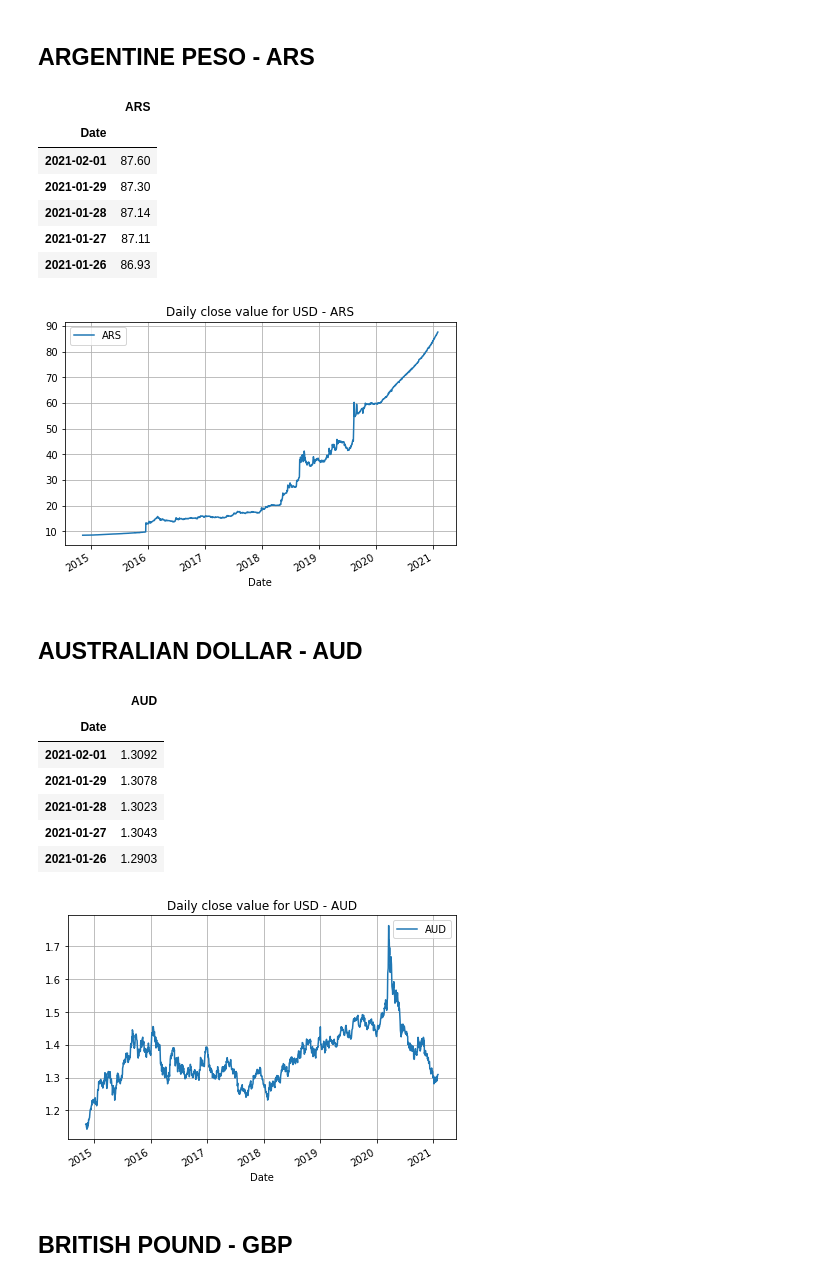
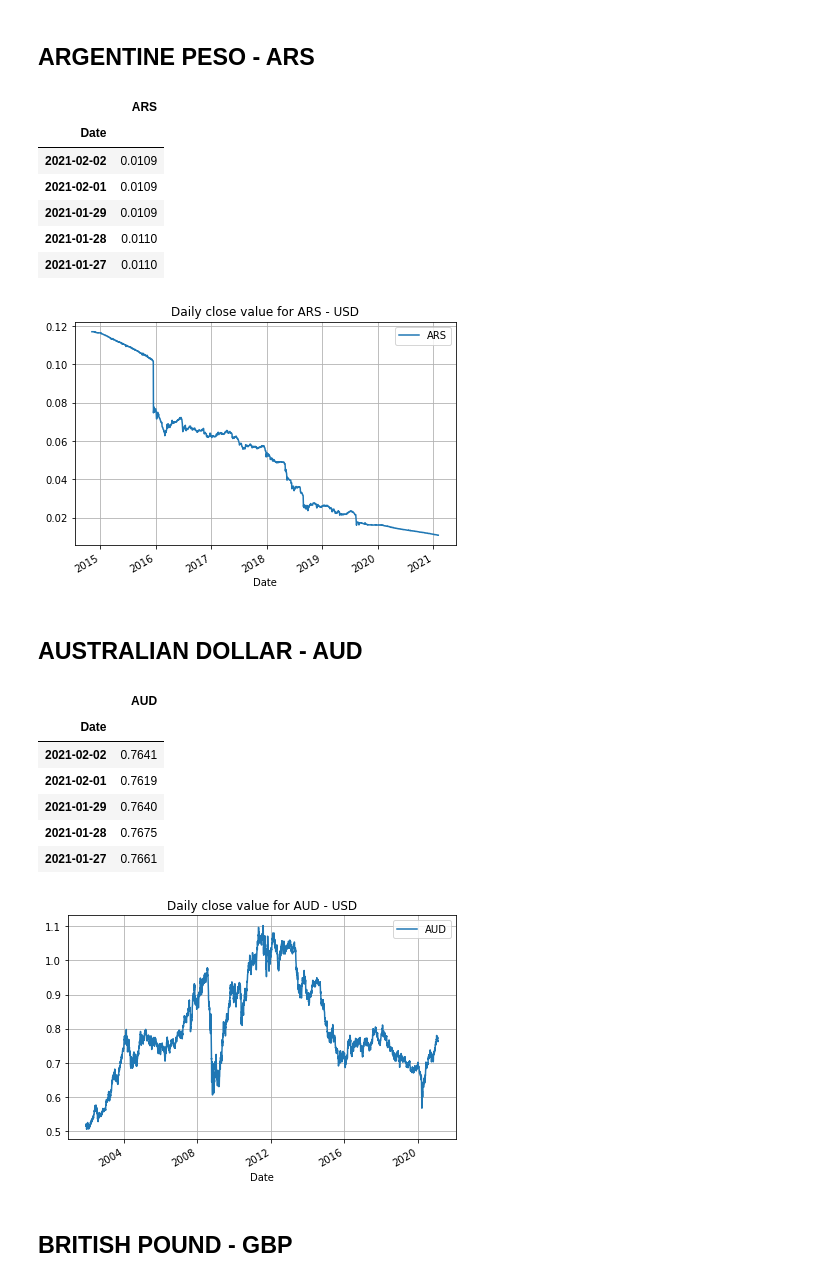
Before and after one commit to hmhadi/Project_1, a Jupyter notebook: forex_api.ipynb, the cells around one changed output. Drawn from its saved outputs; the diff is of its cells as text; code cells hidden in the pictures.

```diff
--- a/forex_api.ipynb
+++ b/forex_api.ipynb
@@ -28,7 +27,7 @@ BASE CURRENCY : USD
 # EURO - EUR
 # %%
 #USD_EUR DATA
-data, meta_data = fx.get_currency_exchange_daily(from_symbol='USD',to_symbol='EUR', outputsize='full')
+data, meta_data = fx.get_currency_exchange_daily(from_symbol='EUR',to_symbol='USD', outputsize='full')
 
 EUR_df = pd.DataFrame()
 
@@ -67,23 +66,22 @@ plt.show()
 # %%
-#USD_VES DATA
-data, meta_data = fx.get_currency_exchange_daily(from_symbol='USD',to_symbol='VES', outputsize='full')
+#USD_BRL DATA
+data, meta_data = fx.get_currency_exchange_daily(from_symbol='BRL',to_symbol='USD', outputsize='full')
 
-VES_df = pd.DataFrame()
+BRL_df = pd.DataFrame()
 
 for date in data:
     temp = pd.DataFrame(
     {
         "Date" : date,
-        "VES" : [data[date]['4. close']]
+        "BRL" : [data[date]['4. close']]
     }
     )
 
-    VES_df = pd.concat([VES_df, temp], ignore_index=True)
-VES_df['Date'] = pd.to_datetime(VES_df['Date'])
-VES_df['VES'] = VES_df['VES'].astype('float')
-VES_df.set_index('Date', inplace = True)
-VES_df.sort_index(ascending=False)
+    BRL_df = pd.concat([BRL_df, temp], ignore_index=True)
+BRL_df['Date'] = pd.to_datetime(BRL_df['Date'])
+BRL_df['BRL'] = BRL_df['BRL'].astype('float')
+BRL_df.set_index('Date', inplace = True)
+BRL_df.sort_index(ascending=False)
 
-VES_df.info()
-VES_df.head()
+BRL_df.head()
 # %% [output]
@@ -114,7 +104,7 @@ plt.show()
 ## ARGENTINE PESO - ARS
 # %%
 #USD-ARS DATA
-data, meta_data = fx.get_currency_exchange_daily(from_symbol='USD',to_symbol='ARS', outputsize='full')
+data, meta_data = fx.get_currency_exchange_daily(from_symbol='ARS',to_symbol='USD', outputsize='full')
 
 ARS_df = pd.DataFrame()
 
@@ -135,24 +125,24 @@ ARS_df.head()
 # %% [output]
 |  | ARS |
 | Date |  |
-| 2021-02-01 | 87.60 |
-| 2021-01-29 | 87.30 |
-| 2021-01-28 | 87.14 |
-| 2021-01-27 | 87.11 |
-| 2021-01-26 | 86.93 |
+| 2021-02-02 | 0.0109 |
+| 2021-02-01 | 0.0109 |
+| 2021-01-29 | 0.0109 |
+| 2021-01-28 | 0.0110 |
+| 2021-01-27 | 0.0110 |
 # %%
 ARS_df.plot()
 plt.tight_layout()
-plt.title('Daily close value for USD - ARS')
+plt.title('Daily close value for ARS - USD')
 plt.grid()
 plt.show()
 # %% [output]
-[figure, old version]
+[figure, new version]
 # %% [markdown]
 ## AUSTRALIAN DOLLAR - AUD
 # %%
 #USD-AUD DATA
-data, meta_data = fx.get_currency_exchange_daily(from_symbol='USD',to_symbol='AUD', outputsize='full')
+data, meta_data = fx.get_currency_exchange_daily(from_symbol='AUD',to_symbol='USD', outputsize='full')
 
 AUD_df = pd.DataFrame()
 
@@ -173,19 +163,19 @@ AUD_df.head()
 # %% [output]
 |  | AUD |
 | Date |  |
-| 2021-02-01 | 1.3092 |
-| 2021-01-29 | 1.3078 |
-| 2021-01-28 | 1.3023 |
-| 2021-01-27 | 1.3043 |
-| 2021-01-26 | 1.2903 |
+| 2021-02-02 | 0.7641 |
+| 2021-02-01 | 0.7619 |
+| 2021-01-29 | 0.7640 |
+| 2021-01-28 | 0.7675 |
+| 2021-01-27 | 0.7661 |
 # %%
 AUD_df.plot()
 plt.tight_layout()
-plt.title('Daily close value for USD - AUD')
+plt.title('Daily close value for AUD - USD')
 plt.grid()
 plt.show()
 # %% [output]
-[figure, old version]
+[figure, new version]
 # %% [markdown]
 ## BRITISH POUND - GBP
 # %%
```
Also changed, not shown: parts of 24 cells of this notebook.
